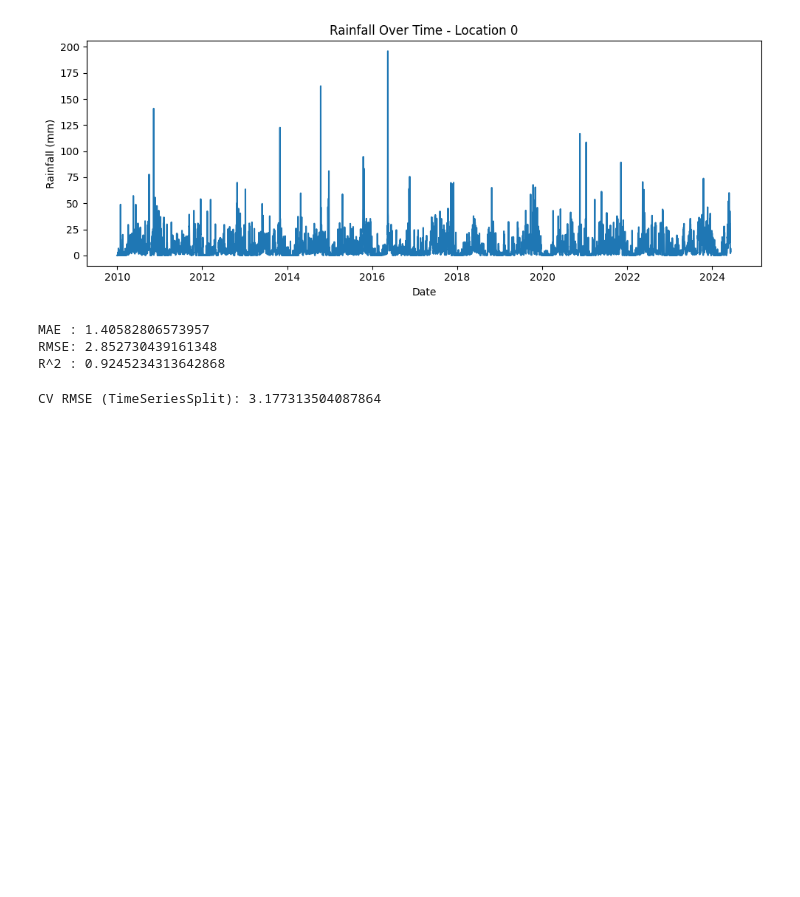
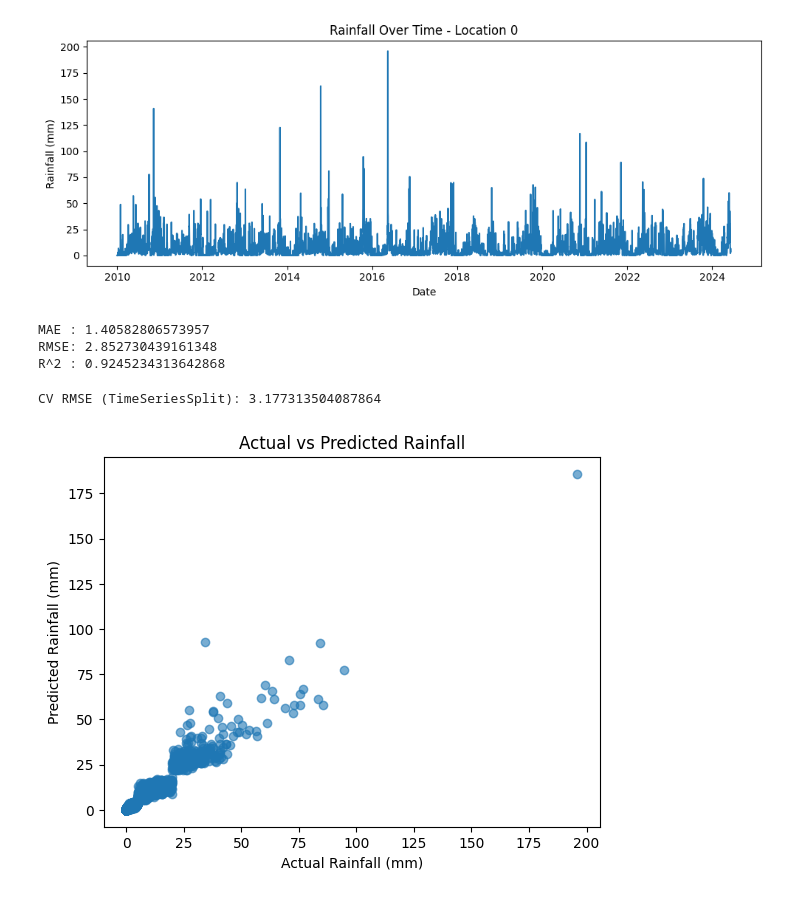
Before and after one commit to isumakm/Weather-Prediction-and-Crop-Recommendation-System-, a Jupyter notebook: WeatherPrediction.ipynb, the cells around one changed output. Drawn from its saved outputs; the diff is of its cells as text; code cells hidden in the pictures; blank space fills up the shorter version.

Commit message:
Plots after training

```diff
--- a/WeatherPrediction.ipynb
+++ b/WeatherPrediction.ipynb
@@ -280,3 +280,14 @@ cv_rmse = -cross_val_score(pipe, X, y, cv=tscv, scoring="neg_root_mean_squared_e
 print("CV RMSE (TimeSeriesSplit):", cv_rmse)
 # %% [output]
 CV RMSE (TimeSeriesSplit): 3.177313504087864
+# %%
+# Plot Actual vs Predicted
+import matplotlib.pyplot as plt
+
+plt.scatter(y_test, pred, alpha=0.6)
+plt.xlabel("Actual Rainfall (mm)")
+plt.ylabel("Predicted Rainfall (mm)")
+plt.title("Actual vs Predicted Rainfall")
+plt.show()
+# %% [output]
+[figure, added]
```
Also changed, not shown: parts of 1 cell of this notebook.
